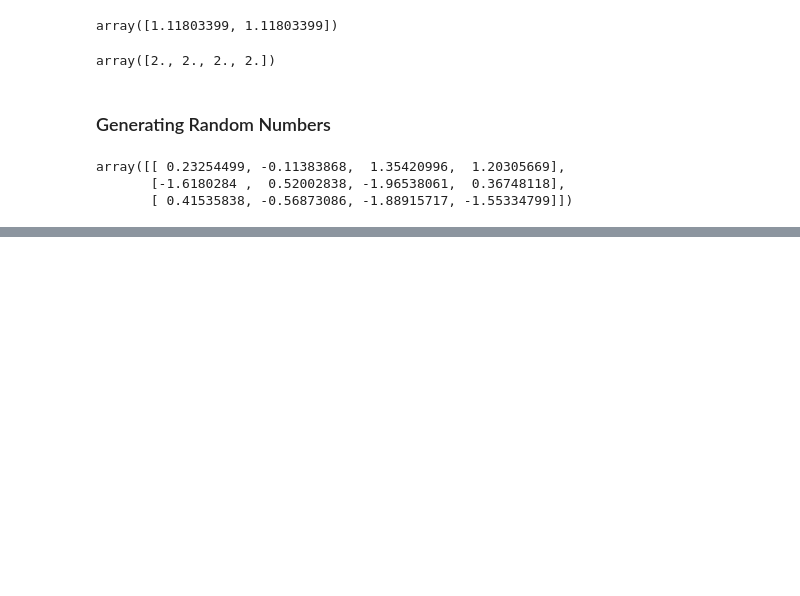
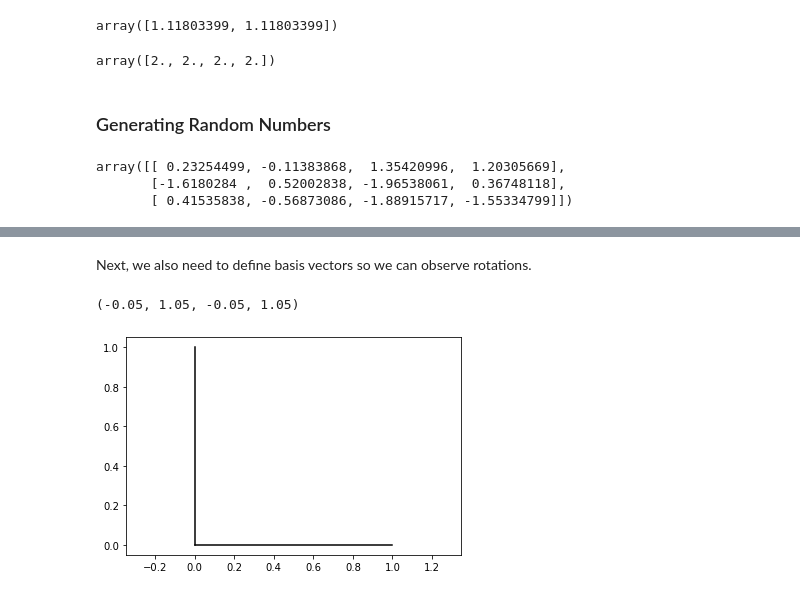
Before and after one commit to jtitusj/Python4Math, a Jupyter notebook: notebooks/Matrix Manipulation in Python.ipynb, the cells around one changed output, grey strips where cells are left out. Saved outputs shown, nothing was run; the diff lists cells and outputs as text; code cells hidden in the pictures; blank space fills up the shorter version.

```diff
--- a/notebooks/Matrix Manipulation in Python.ipynb
+++ b/notebooks/Matrix Manipulation in Python.ipynb
@@ -573,0 +599,15 @@ array([[ 0.23254499, -0.11383868,  1.35420996,  1.20305669],
+# %% [markdown]
+Next, we also need to define basis vectors so we can observe rotations.
+# %%
+x_b1 = [0, 0]
+y_b1 = [0, 1]
+
+x_b2 = [0, 1]
+y_b2 = [0, 0]
+
+plt.plot(x_b1, y_b1, color='k')
+plt.plot(x_b2, y_b2, color='k')
+plt.axis('equal')
+# %% [output]
+(-0.05, 1.05, -0.05, 1.05)
+[figure, added]
```
Also changed, not shown: parts of 21 cells of this notebook, 3 other files.
